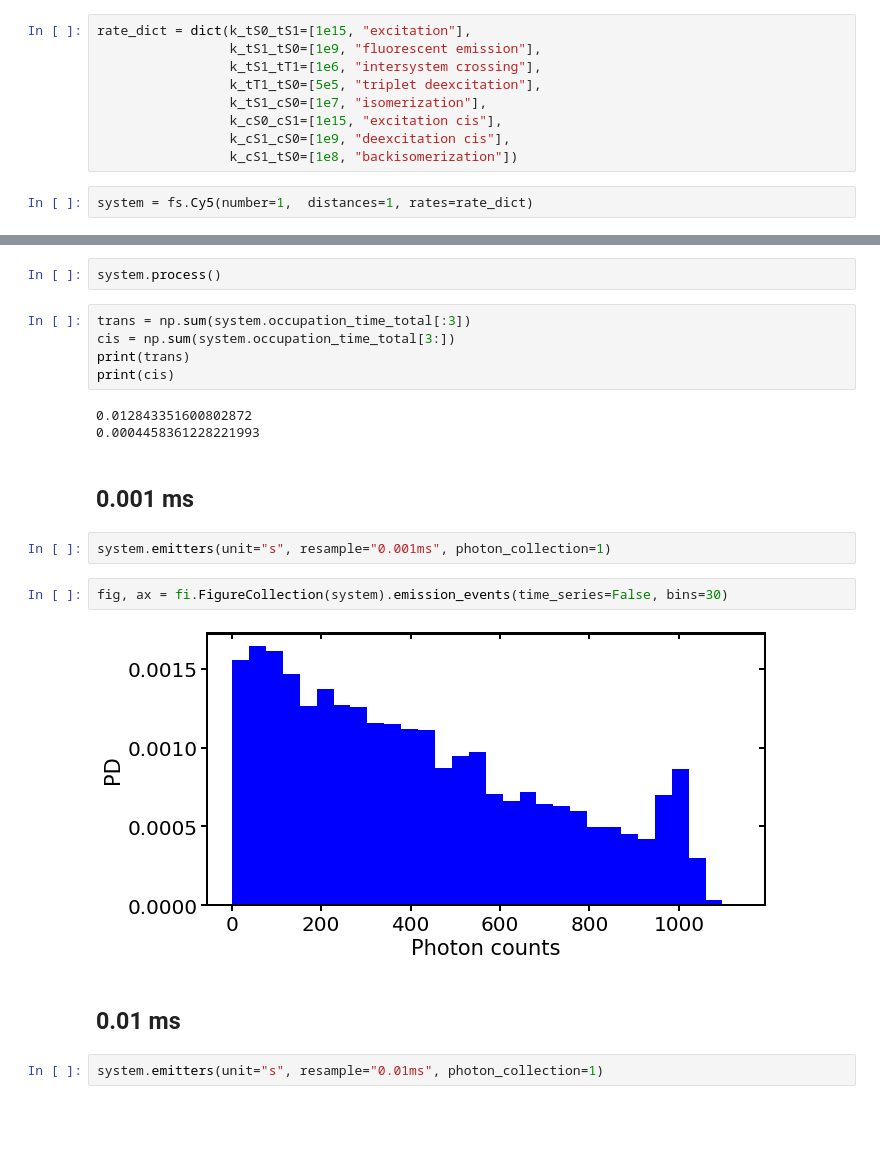
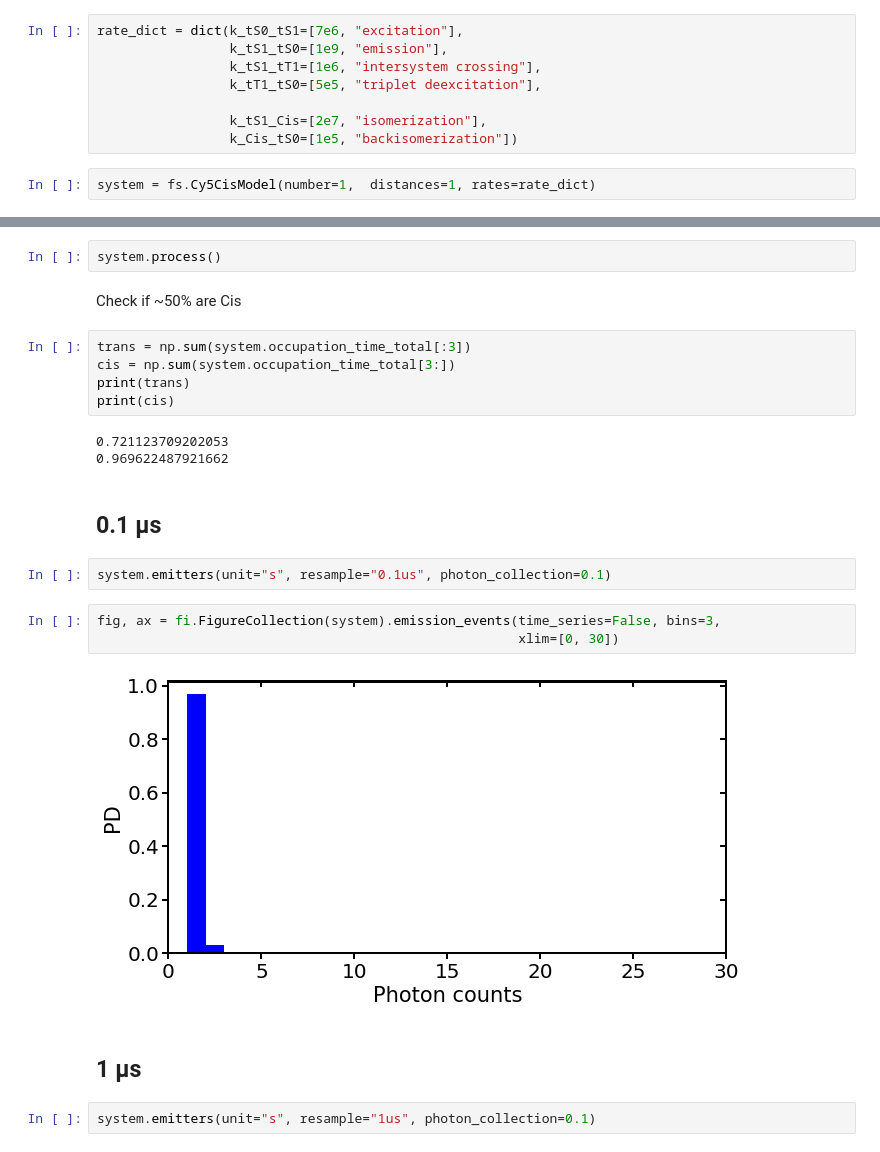
Before and after one commit to super-resolution/Fluopy, a Jupyter notebook: notebooks/binned photon counts/1F_S0_S1_T1_Cis.ipynb, the cells around one changed output, grey strips where cells are left out. Saved outputs shown, nothing was run; the diff lists cells and outputs as text; blank space fills up the shorter version.

```diff
--- a/notebooks/binned photon counts/1F_S0_S1_T1_Cis.ipynb
+++ b/notebooks/binned photon counts/1F_S0_S1_T1_Cis.ipynb
@@ -18,38 +15,40 @@ Intensity distributions based on different photon count bin sizes
 # %% [markdown]
 ### 1 fluorophore, S0 S1 T1 Cis system
 # %%
-rate_dict = dict(k_tS0_tS1=[1e15, "excitation"],
-                 k_tS1_tS0=[1e9, "fluorescent emission"],
+rate_dict = dict(k_tS0_tS1=[7e6, "excitation"],
+                 k_tS1_tS0=[1e9, "emission"],
                  k_tS1_tT1=[1e6, "intersystem crossing"],
                  k_tT1_tS0=[5e5, "triplet deexcitation"],
-                 k_tS1_cS0=[1e7, "isomerization"],
-                 k_cS0_cS1=[1e15, "excitation cis"],
-                 k_cS1_cS0=[1e9, "deexcitation cis"],
-                 k_cS1_tS0=[1e8, "backisomerization"])
+
+                 k_tS1_Cis=[2e7, "isomerization"],
+                 k_Cis_tS0=[1e5, "backisomerization"])
 # %%
-system = fs.Cy5(number=1,  distances=1, rates=rate_dict)
+system = fs.Cy5CisModel(number=1,  distances=1, rates=rate_dict)
 # %%
 system.simulate(n_steps=10000000, seed=99, base="py")
 # %%
 system.process()
+# %% [markdown]
+Check if ~50% are Cis
 # %%
 trans = np.sum(system.occupation_time_total[:3])
 cis = np.sum(system.occupation_time_total[3:])
 print(trans)
 print(cis)
 # %% [output]
-0.012843351600802872
-0.0004458361228221993
+0.721123709202053
+0.969622487921662
 # %% [markdown]
-## 0.001 ms
+## 0.1 µs
 # %%
-system.emitters(unit="s", resample="0.001ms", photon_collection=1)
+system.emitters(unit="s", resample="0.1us", photon_collection=0.1)
 # %%
-fig, ax = fi.FigureCollection(system).emission_events(time_series=False, bins=30)
+fig, ax = fi.FigureCollection(system).emission_events(time_series=False, bins=3,
+                                                      xlim=[0, 30])
 # %% [output]
-[figure, old version]
+[figure, new version]
 # %% [markdown]
-## 0.01 ms
+## 1 µs
 # %%
-system.emitters(unit="s", resample="0.01ms", photon_collection=1)
+system.emitters(unit="s", resample="1us", photon_collection=0.1)
 # %%
```
Also changed, not shown: parts of 15 cells of this notebook, 37 other files.
